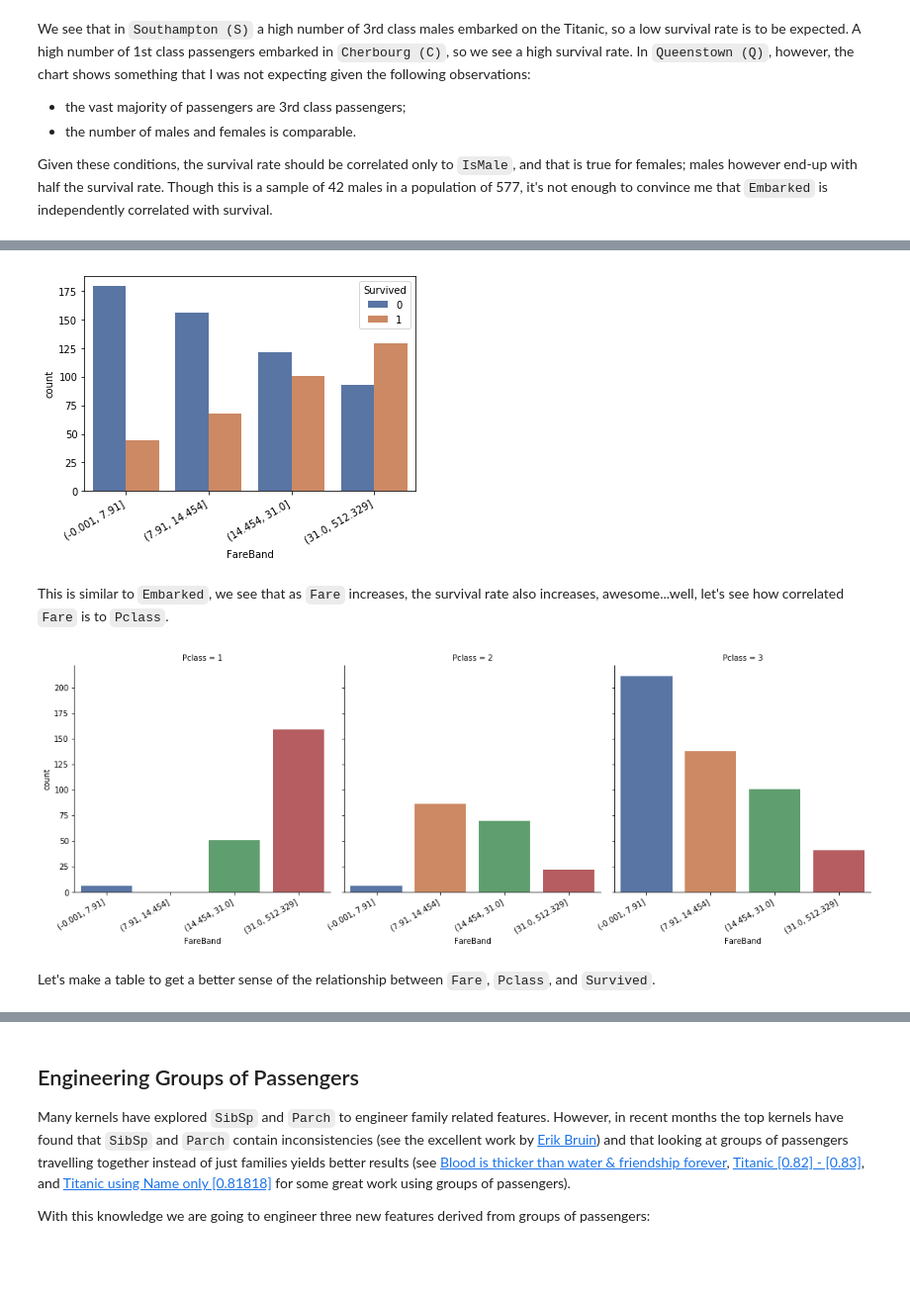
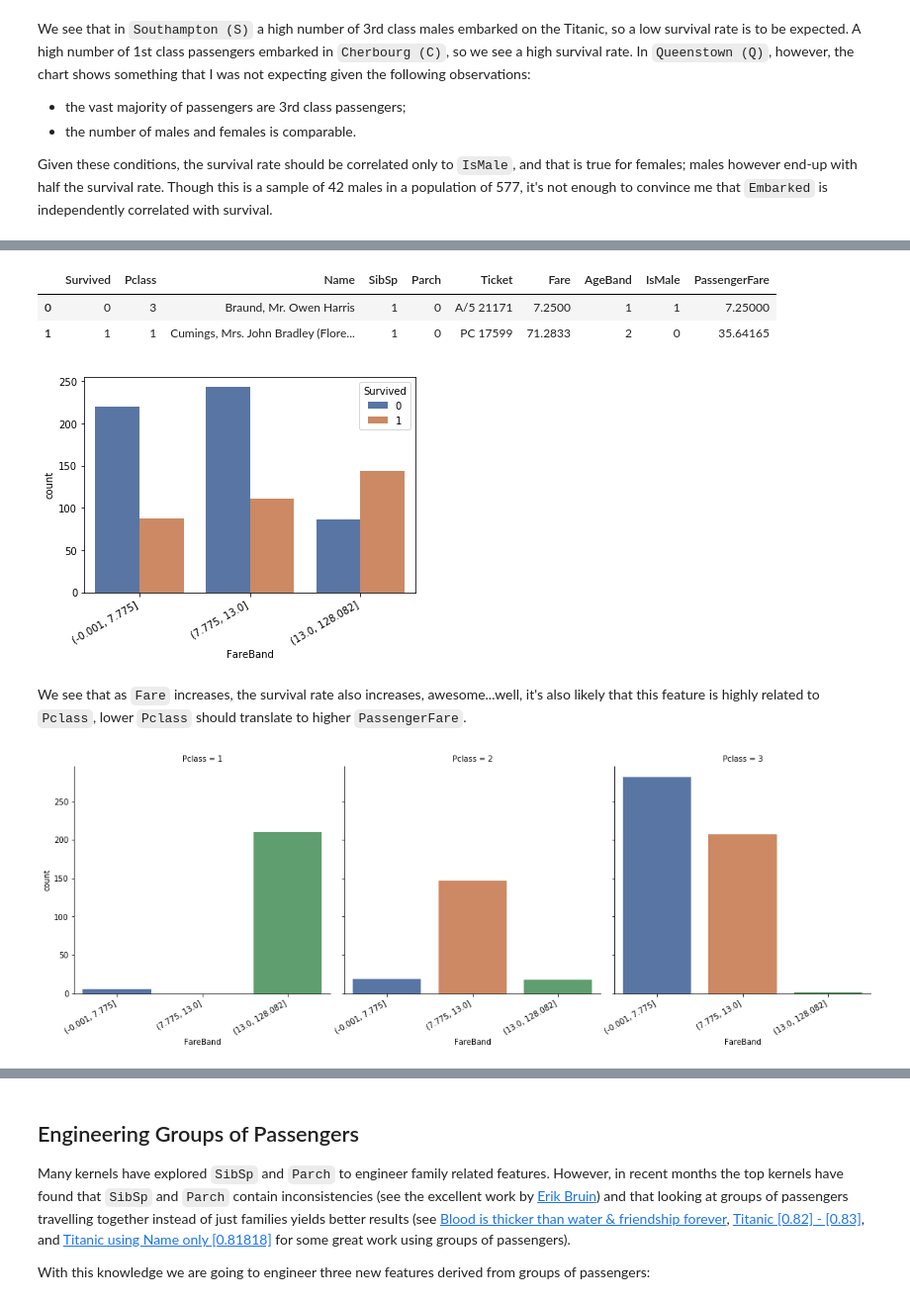
Before and after one commit to davidtvs/kaggle-titanic, a Jupyter notebook: surviving-the-titanic.ipynb, the cells around one changed output, grey strips where cells are left out. Shown: that part at 99% size. Saved outputs shown, nothing was run; the diff lists cells and outputs as text; code cells hidden in the pictures; blank space fills up the shorter version.

```diff
--- a/surviving-the-titanic.ipynb
+++ b/surviving-the-titanic.ipynb
@@ -416,17 +417,28 @@ test.drop(columns='Embarked', inplace=True)
+# %%
+dataset = pd.concat([train, test], sort=True)
+dataset['TicketFreq'] = dataset.groupby('Ticket')['Ticket'].transform('count')
+dataset['PassengerFare'] = dataset['Fare'] / dataset['TicketFreq']
+
+# Add PassengerFare to the training and test sets
+train['PassengerFare'] = dataset['PassengerFare'].iloc[:train_len]
+test['PassengerFare'] = dataset['PassengerFare'].iloc[train_len:]
+train.head(2)
+# %% [output]
+|  | Survived | Pclass | Name | SibSp | Parch | Ticket | Fare | AgeBand | IsMale | PassengerFare |
+| 0 | 0 | 3 | Braund, Mr. Owen Harris | 1 | 0 | A/5 21171 | 7.2500 | 1 | 1 | 7.25000 |
+| 1 | 1 | 1 | Cumings, Mrs. John Bradley (Flore... | 1 | 0 | PC 17599 | 71.2833 | 2 | 0 | 35.64165 |
 # %%
-num_fare_bins = 4
-train['FareBand'], fare_bins = pd.qcut(train['Fare'], num_fare_bins, retbins=True)
+num_fare_bins = 3
+train['FareBand'], fare_bins = pd.qcut(train['PassengerFare'], num_fare_bins, retbins=True)
 _ = sns.countplot(x='FareBand', hue='Survived', data=train)
 _ = plt.xticks(rotation=30, ha='right')
 # %% [output]
-[figure, old version]
+[figure, new version]
 # %% [markdown]
-This is similar to `Embarked`, we see that as `Fare` increases, the survival rate also increases, awesome...well, let's see how correlated `Fare` is to `Pclass`.
+We see that as `Fare` increases, the survival rate also increases, awesome...well, it's also likely that this feature is highly related to `Pclass`, lower `Pclass` should translate to higher `PassengerFare`.
 # %%
 # Plot relationship between FareBand and Pclass
 g = sns.factorplot(x='FareBand', col='Pclass', data=train, kind='count')
 _ = g.set_xticklabels(rotation=30, ha='right')
 # %% [output]
-[figure, old version]
+[figure, new version]
-# %% [markdown]
-Let's make a table to get a better sense of the relationship between `Fare`, `Pclass`, and `Survived`.
```
Also changed, not shown: parts of 31 cells of this notebook.
